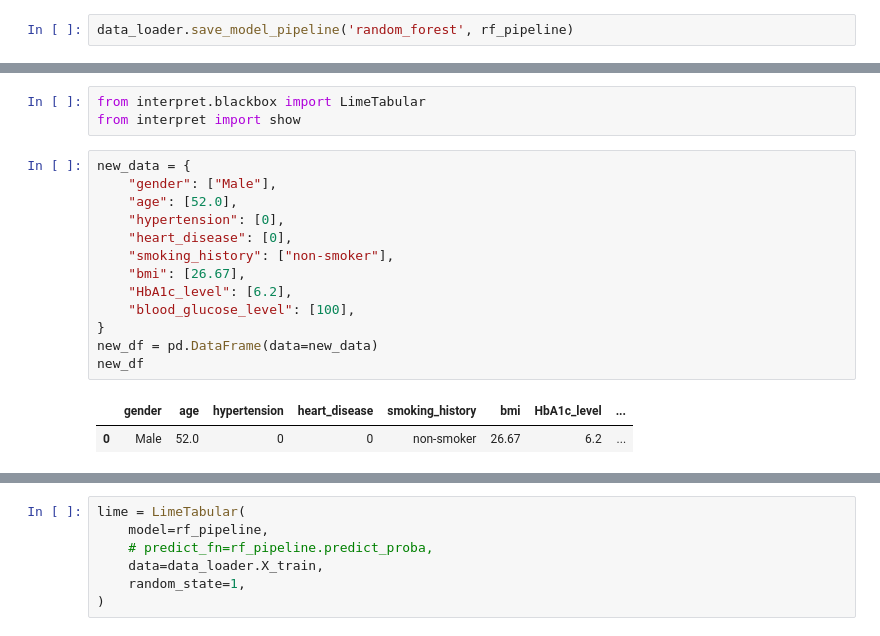
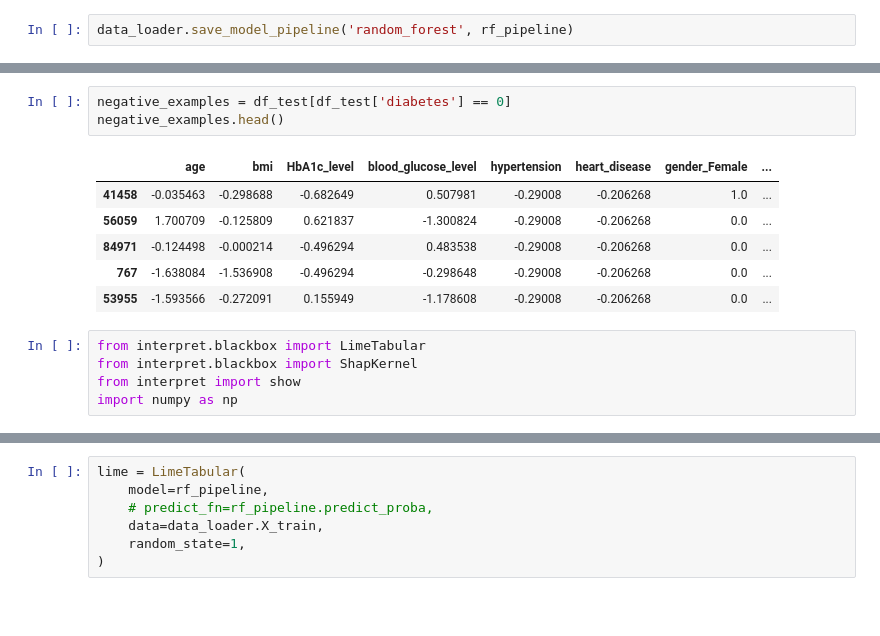
Before and after one commit to wahabrind/ml-assignment-3, a Jupyter notebook: diabetes.ipynb, the cells around one changed output, grey strips where cells are left out. Cells and saved outputs as stored; diff of their text form; blank space fills up the shorter version.

```diff
--- a/diabetes.ipynb
+++ b/diabetes.ipynb
@@ -89,19 +104,15 @@ data_loader.save_model_pipeline('random_forest', rf_pipeline)
+# %%
+negative_examples = df_test[df_test['diabetes'] == 0]
+negative_examples.head()
+# %% [output]
+|  | age | bmi | HbA1c_level | blood_glucose_level | hypertension | heart_disease | gender_Female | ... |
+| 41458 | -0.035463 | -0.298688 | -0.682649 | 0.507981 | -0.29008 | -0.206268 | 1.0 | ... |
+| 56059 | 1.700709 | -0.125809 | 0.621837 | -1.300824 | -0.29008 | -0.206268 | 0.0 | ... |
+| 84971 | -0.124498 | -0.000214 | -0.496294 | 0.483538 | -0.29008 | -0.206268 | 0.0 | ... |
+| 767 | -1.638084 | -1.536908 | -0.496294 | -0.298648 | -0.29008 | -0.206268 | 0.0 | ... |
+| 53955 | -1.593566 | -0.272091 | 0.155949 | -1.178608 | -0.29008 | -0.206268 | 0.0 | ... |
 # %%
 from interpret.blackbox import LimeTabular
+from interpret.blackbox import ShapKernel
 from interpret import show
+import numpy as np
-# %%
-new_data = {
-    "gender": ["Male"],
-    "age": [52.0],
-    "hypertension": [0],
-    "heart_disease": [0],
-    "smoking_history": ["non-smoker"],
-    "bmi": [26.67],
-    "HbA1c_level": [6.2],
-    "blood_glucose_level": [100],
-}
-new_df = pd.DataFrame(data=new_data)
-new_df
-# %% [output]
-|  | gender | age | hypertension | heart_disease | smoking_history | bmi | HbA1c_level | ... |
-| 0 | Male | 52.0 | 0 | 0 | non-smoker | 26.67 | 6.2 | ... |
```
Also changed, not shown: parts of 31 cells of this notebook.
